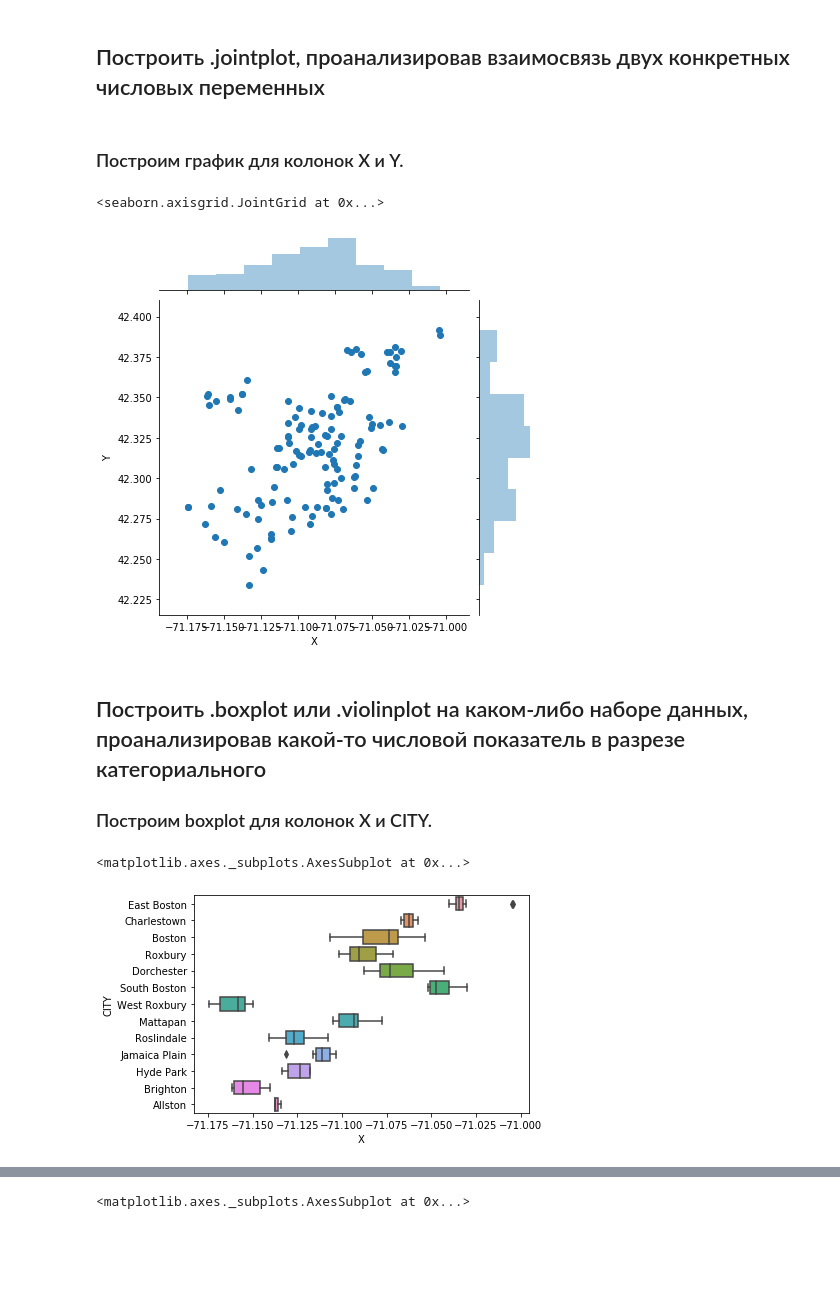
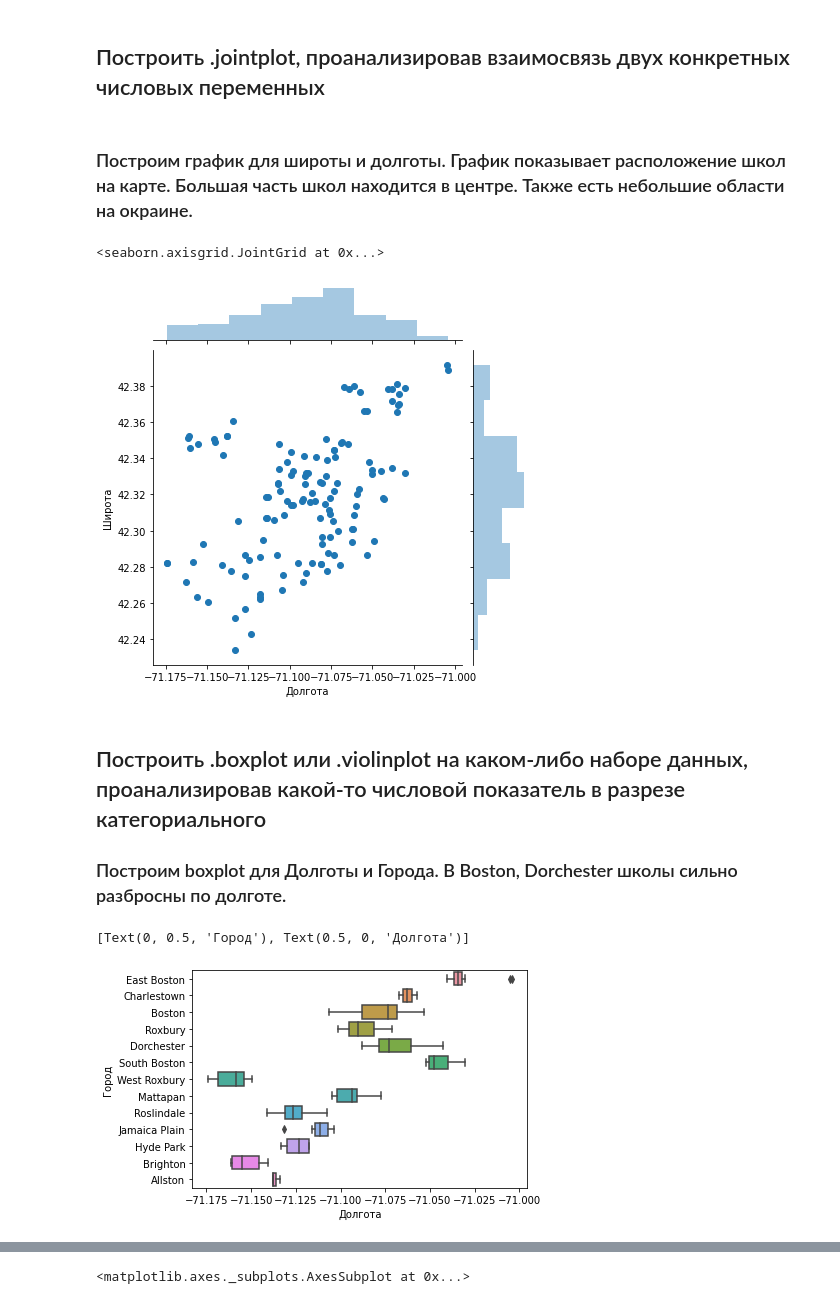
Before and after one commit to poste0/Labs, a Jupyter notebook: DataAnalysis/03-Визуализация данных-Stepanenko_Sergei.ipynb, the cells around one changed output, grey strips where cells are left out. Saved outputs shown, nothing was run; the diff lists cells and outputs as text; code cells hidden in the pictures; blank space fills up the shorter version.

```diff
--- a/DataAnalysis/03-Визуализация данных-Stepanenko_Sergei.ipynb
+++ b/DataAnalysis/03-Визуализация данных-Stepanenko_Sergei.ipynb
@@ -88,17 +97,19 @@ sns.pairplot(data)
 # %% [markdown]
 ## Построить .jointplot, проанализировав взаимосвязь двух конкретных числовых переменных
-# %% [markdown]
-### Построим график для колонок X и Y.
+# %% [markdown]
+### Построим график для широты и долготы. График показывает расположение школ на карте. Большая часть школ находится в центре. Также есть небольшие области на окраине.
 # %%
-sns.jointplot(data.X, data.Y)
+graph = sns.jointplot(data.X, data.Y)
+graph.set_axis_labels('Долгота', 'Широта')
 # %% [output]
 <seaborn.axisgrid.JointGrid at 0x...>
-[figure, old version]
+[figure, new version]
 # %% [markdown]
 ## Построить .boxplot или .violinplot на каком-либо наборе данных, проанализировав какой-то числовой показатель в разрезе категориального
-### Построим boxplot для колонок X и CITY.
+### Построим boxplot для Долготы и Города. В Boston, Dorchester школы сильно разбросны по долготе.
 # %%
-sns.boxplot(data.X, data.CITY)
+graph = sns.boxplot(data.X, data.CITY)
+graph.set(xlabel = 'Долгота', ylabel = 'Город')
 # %% [output]
-<matplotlib.axes._subplots.AxesSubplot at 0x...>
+[Text(0, 0.5, 'Город'), Text(0.5, 0, 'Долгота')]
-[figure, old version]
+[figure, new version]
```
Also changed, not shown: parts of 21 cells of this notebook.
